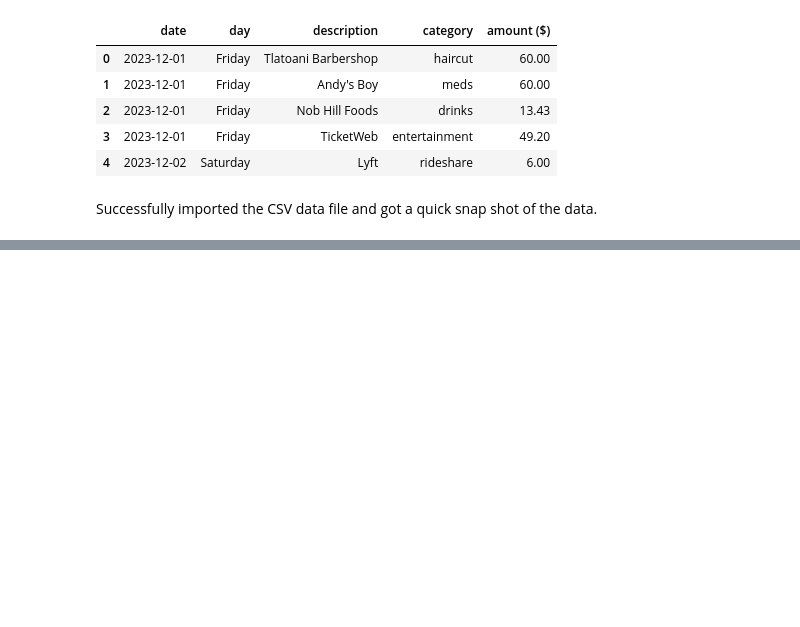
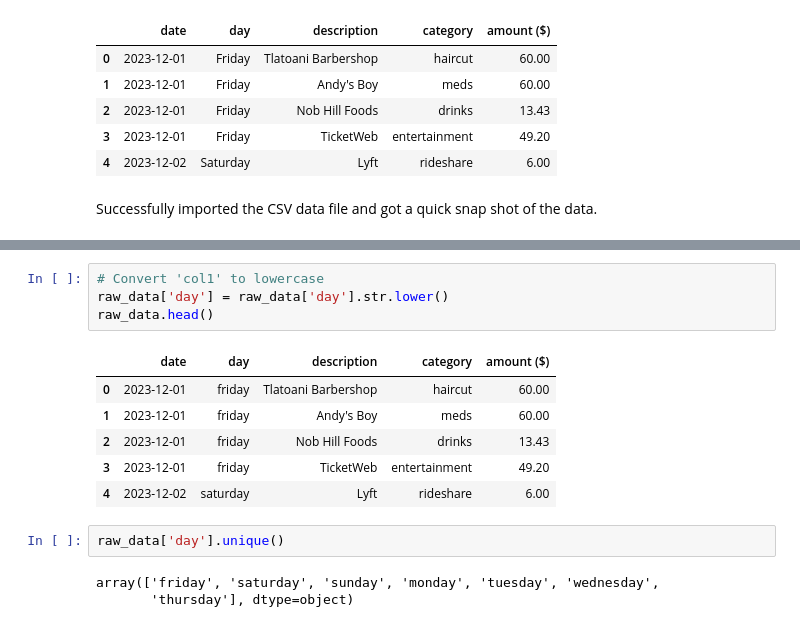
Before and after one commit to bravo-joe/personal-finance-project, a Jupyter notebook: notebooks/prototyping_notebook.ipynb, the cells around one changed output, grey strips where cells are left out. Drawn from its saved outputs; the diff is of its cells as text; blank space fills up the shorter version.

```diff
--- a/notebooks/prototyping_notebook.ipynb
+++ b/notebooks/prototyping_notebook.ipynb
@@ -35,0 +72,16 @@ Successfully imported the CSV data file and got a quick snap shot of the data.
+# %%
+# Convert 'col1' to lowercase
+raw_data['day'] = raw_data['day'].str.lower()
+raw_data.head()
+# %% [output]
+|  | date | day | description | category | amount ($) |
+| 0 | 2023-12-01 | friday | Tlatoani Barbershop | haircut | 60.00 |
+| 1 | 2023-12-01 | friday | Andy's Boy | meds | 60.00 |
+| 2 | 2023-12-01 | friday | Nob Hill Foods | drinks | 13.43 |
+| 3 | 2023-12-01 | friday | TicketWeb | entertainment | 49.20 |
+| 4 | 2023-12-02 | saturday | Lyft | rideshare | 6.00 |
+# %%
+raw_data['day'].unique()
+# %% [output]
+array(['friday', 'saturday', 'sunday', 'monday', 'tuesday', 'wednesday',
+       'thursday'], dtype=object)
```
Also changed, not shown: parts of 15 cells of this notebook, 2 other files.
